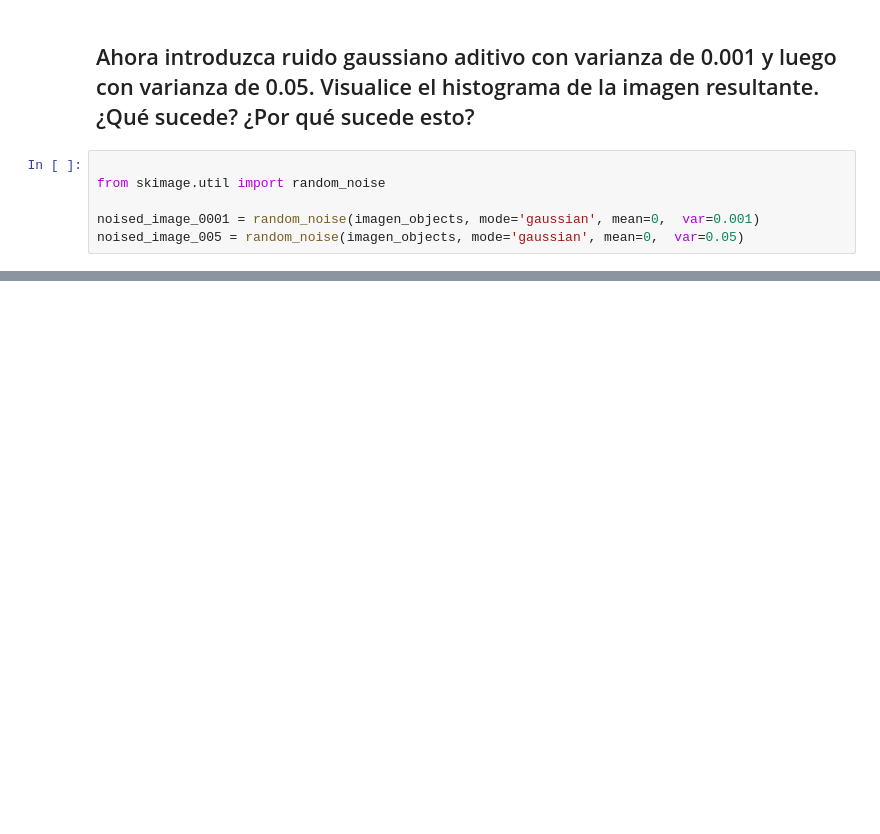
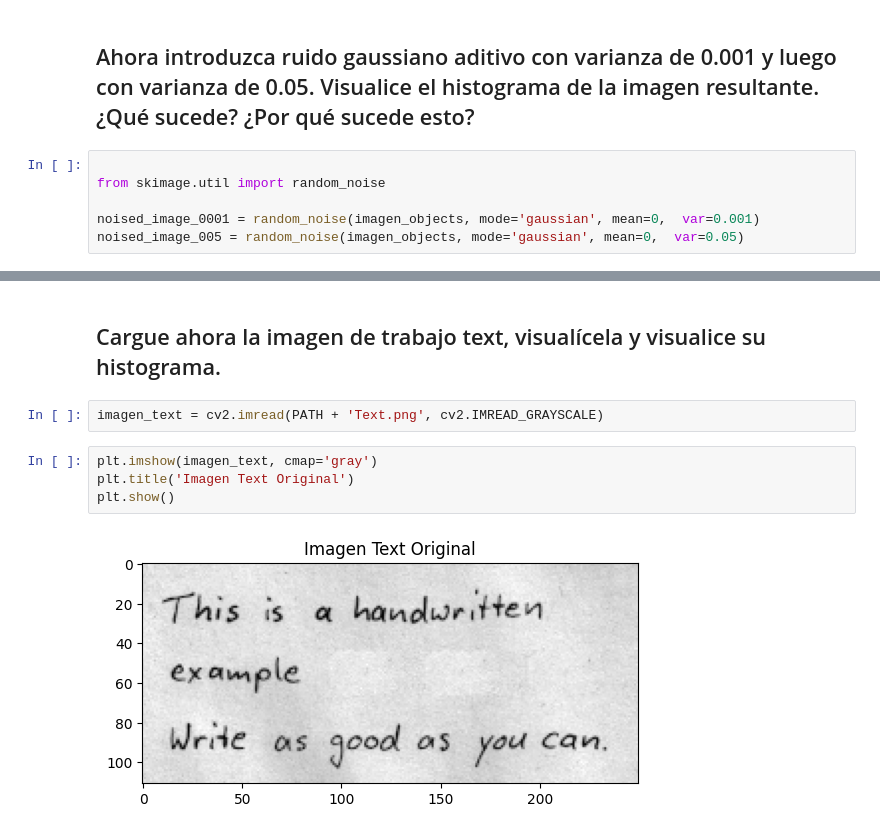
Before and after one commit to santichica/tallleres-cv, a Jupyter notebook: taller3/segmentacion_umbralizacion.ipynb, the cells around one changed output, grey strips where cells are left out. Drawn from its saved outputs; the diff is of its cells as text; blank space fills up the shorter version.

```diff
--- a/taller3/segmentacion_umbralizacion.ipynb
+++ b/taller3/segmentacion_umbralizacion.ipynb
@@ -76,0 +168,10 @@ noised_image_005 = random_noise(imagen_objects, mode='gaussian', mean=0,  var=0.
+# %% [markdown]
+## Cargue ahora la imagen de trabajo text, visualícela y visualice su histograma.
+# %%
+imagen_text = cv2.imread(PATH + 'Text.png', cv2.IMREAD_GRAYSCALE)
+# %%
+plt.imshow(imagen_text, cmap='gray')
+plt.title('Imagen Text Original')
+plt.show()
+# %% [output]
+[figure, added]
```
Also changed, not shown: parts of 25 cells of this notebook, 2 other files.
